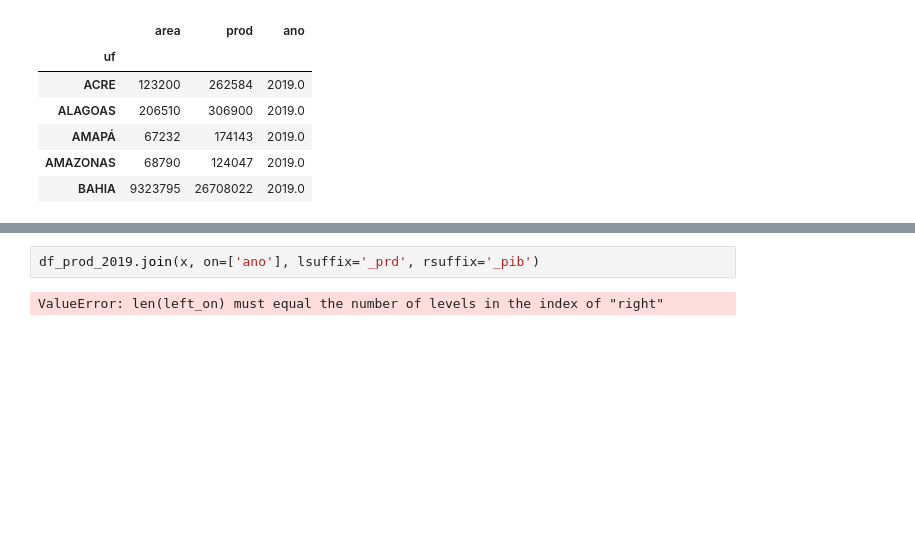
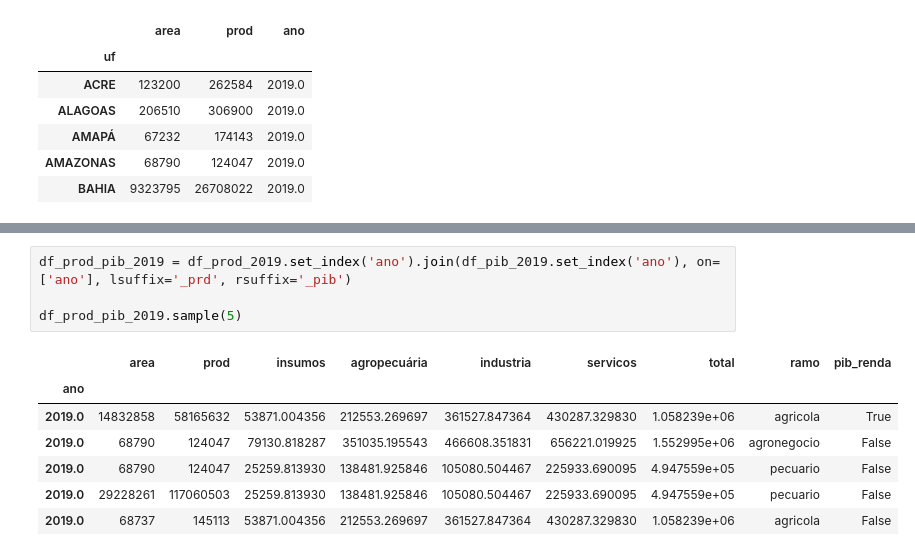
Before and after one commit to RCristiano/eleflow, a Jupyter notebook: exploracao.ipynb, the cells around one changed output, grey strips where cells are left out. Drawn from its saved outputs; the diff is of its cells as text; blank space fills up the shorter version.

```diff
--- a/exploracao.ipynb
+++ b/exploracao.ipynb
@@ -183,6 +176,14 @@ x.dtypes
 | pecuario | False | 2019.0 | 25259.813930 | 138481.925846 | 105080.504467 | 225933.690095 | 4.947559e+05 |
 |  | True | 2019.0 | 25259.813930 | 138481.925846 | 105080.504467 | 225933.690095 | 4.947559e+05 |
 # %%
-df_prod_2019.join(x, on=['ano'], lsuffix='_prd', rsuffix='_pib')
+df_prod_pib_2019 = df_prod_2019.set_index('ano').join(df_pib_2019.set_index('ano'), on=['ano'], lsuffix='_prd', rsuffix='_pib')
+
+df_prod_pib_2019.sample(5)
 # %% [output]
-ValueError: len(left_on) must equal the number of levels in the index of "right"
+|  | area | prod | insumos | agropecuária | industria | servicos | total | ramo | pib_renda |
+| ano |  |  |  |  |  |  |  |  |  |
+| 2019.0 | 14832858 | 58165632 | 53871.004356 | 212553.269697 | 361527.847364 | 430287.329830 | 1.058239e+06 | agricola | True |
+| 2019.0 | 68790 | 124047 | 79130.818287 | 351035.195543 | 466608.351831 | 656221.019925 | 1.552995e+06 | agronegocio | False |
+| 2019.0 | 68790 | 124047 | 25259.813930 | 138481.925846 | 105080.504467 | 225933.690095 | 4.947559e+05 | pecuario | False |
+| 2019.0 | 29228261 | 117060503 | 25259.813930 | 138481.925846 | 105080.504467 | 225933.690095 | 4.947559e+05 | pecuario | False |
+| 2019.0 | 68737 | 145113 | 53871.004356 | 212553.269697 | 361527.847364 | 430287.329830 | 1.058239e+06 | agricola | False |
```
Also changed, not shown: parts of 4 cells of this notebook.
